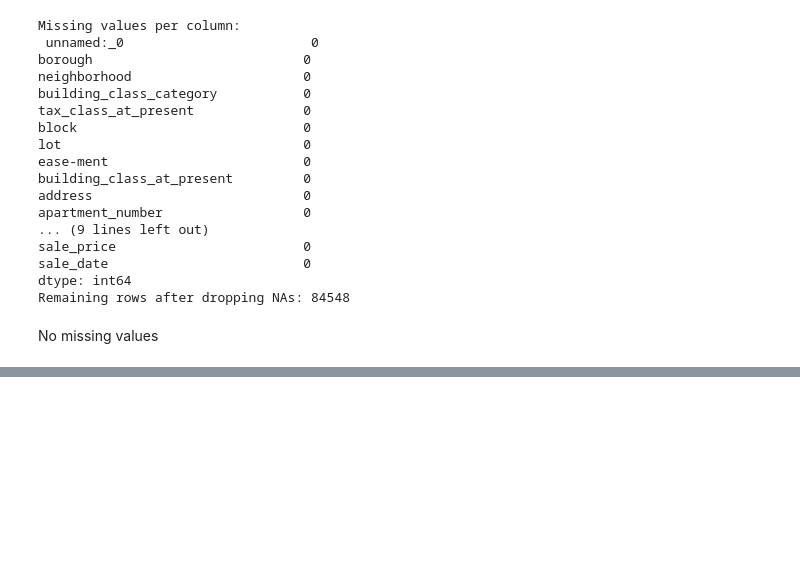
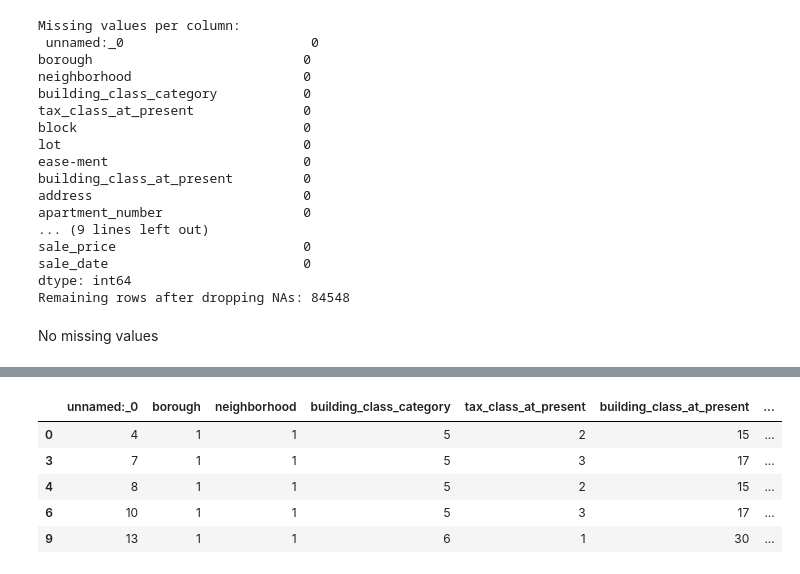
Before and after one commit to logcho/wide-deep-networks, a Jupyter notebook: explorations.ipynb, the cells around one changed output, grey strips where cells are left out. Saved outputs shown, nothing was run; the diff lists cells and outputs as text; code cells hidden in the pictures; blank space fills up the shorter version.

```diff
--- a/explorations.ipynb
+++ b/explorations.ipynb
@@ -69,0 +79,8 @@ No missing values
+# %%
+# Clean and convert 'land_square_feet' and 'gross_square_feet' to numeric
+for col in ['land_square_feet', 'gross_square_feet']:
+    df[col] = pd.to_numeric(df[col].str.replace(',', '').replace(' ', ''), errors='coerce')
+
+# Drop rows where these important values are missing or zero
+df = df.dropna(subset=['land_square_feet', 'gross_square_feet'])
+df = df[(df['land_square_feet'] > 0) & (df['gross_square_feet'] > 0)]
@@ -69,0 +96,10 @@ No missing values
+# %%
+# Building age
+df['building_age'] = 2023 - df['year_built']
+df['building_age'] = df['building_age'].replace({2023: None})  # If year_built was 0
+
+# Price per square foot
+df['price_per_sqft'] = df['sale_price'] / df['gross_square_feet']
+
+# Remove entries with implausible building age or price/sqft
+df = df[(df['building_age'] > 0) & (df['price_per_sqft'] < 10000)]
@@ -69,0 +128,15 @@ No missing values
+# %%
+# Convert 'building_age' to numeric (replace any non-numeric with NaN)
+df['building_age'] = pd.to_numeric(df['building_age'], errors='coerce')
+
+categorical_columns = [
+    'neighborhood',
+    'building_class_category',
+    'tax_class_at_present',
+    'building_class_at_present',
+    'building_class_at_time_of_sale'
+]
+
+for col in categorical_columns:
+    le = LabelEncoder()
+    df[col] = le.fit_transform(df[col].astype(str))
@@ -69,0 +164,9 @@ No missing values
+# %%
+df.head()
+# %% [output]
+|  | unnamed:_0 | borough | neighborhood | building_class_category | tax_class_at_present | building_class_at_present | ... |
+| 0 | 4 | 1 | 1 | 5 | 2 | 15 | ... |
+| 3 | 7 | 1 | 1 | 5 | 3 | 17 | ... |
+| 4 | 8 | 1 | 1 | 5 | 2 | 15 | ... |
+| 6 | 10 | 1 | 1 | 5 | 3 | 17 | ... |
+| 9 | 13 | 1 | 1 | 6 | 1 | 30 | ... |
```
Also changed, not shown: parts of 33 cells of this notebook, 2 other files.
